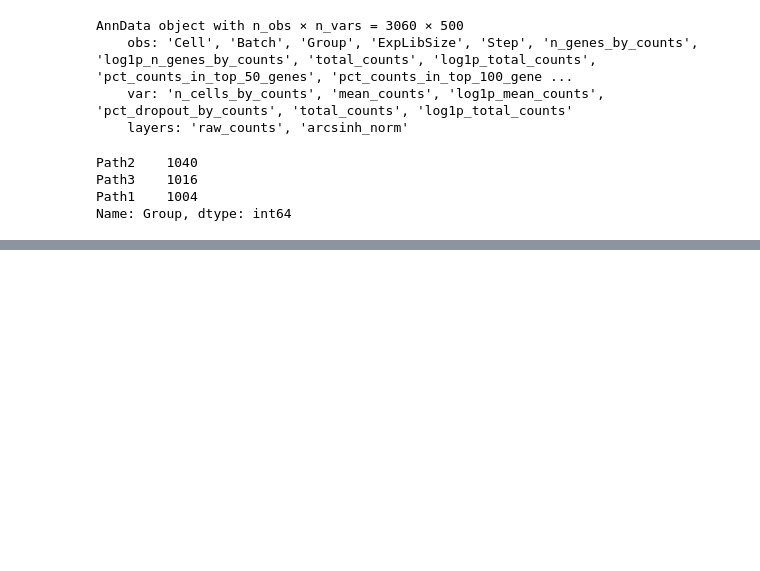
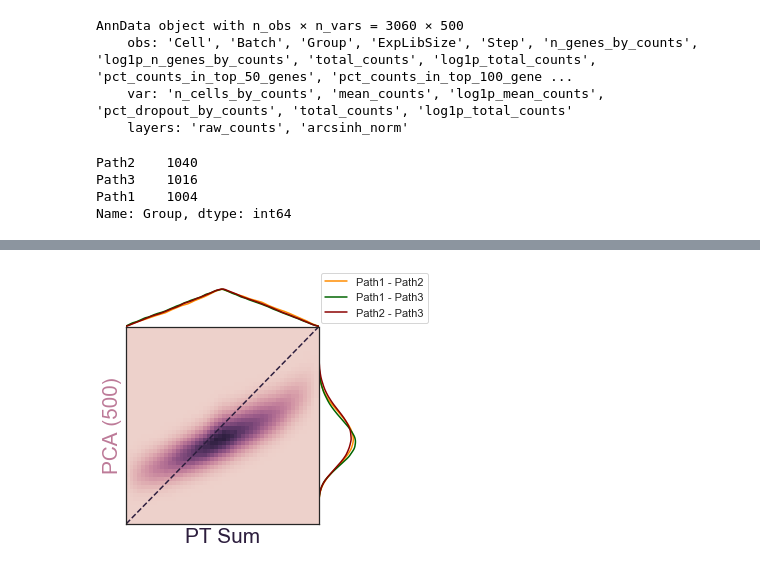
Before and after one commit to Ken-Lau-Lab/DR-structure-preservation, a Jupyter notebook: dev/splat_sim.ipynb, the cells around one changed output, grey strips where cells are left out. Cells and saved outputs as stored; diff of their text form; code cells hidden in the pictures; blank space fills up the shorter version.

```diff
--- a/dev/splat_sim.ipynb
+++ b/dev/splat_sim.ipynb
@@ -413,0 +268,4 @@ _ = plt.hist(sim_path_discrete.obs.log1p_total_counts, bins=40)
+# %%
+corr_stats_pca500, EMD_pca500 = cluster_arrangement_PT(sim_path, post=sim_path.obsm["PCA500"], obs_col="Group", IDs=["Path1","Path2","Path3"], ax_labels=["PT Sum", "PCA (500)"])
+# %% [output]
+[figure, added]
```
Also changed, not shown: parts of 144 cells of this notebook, 55 other files.
